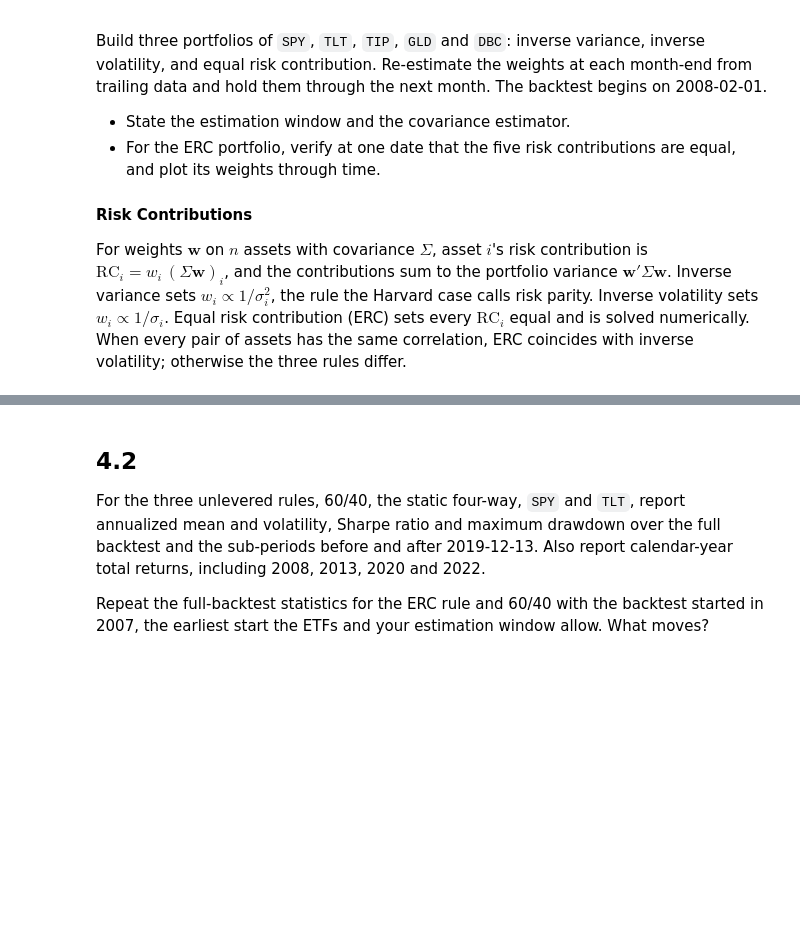
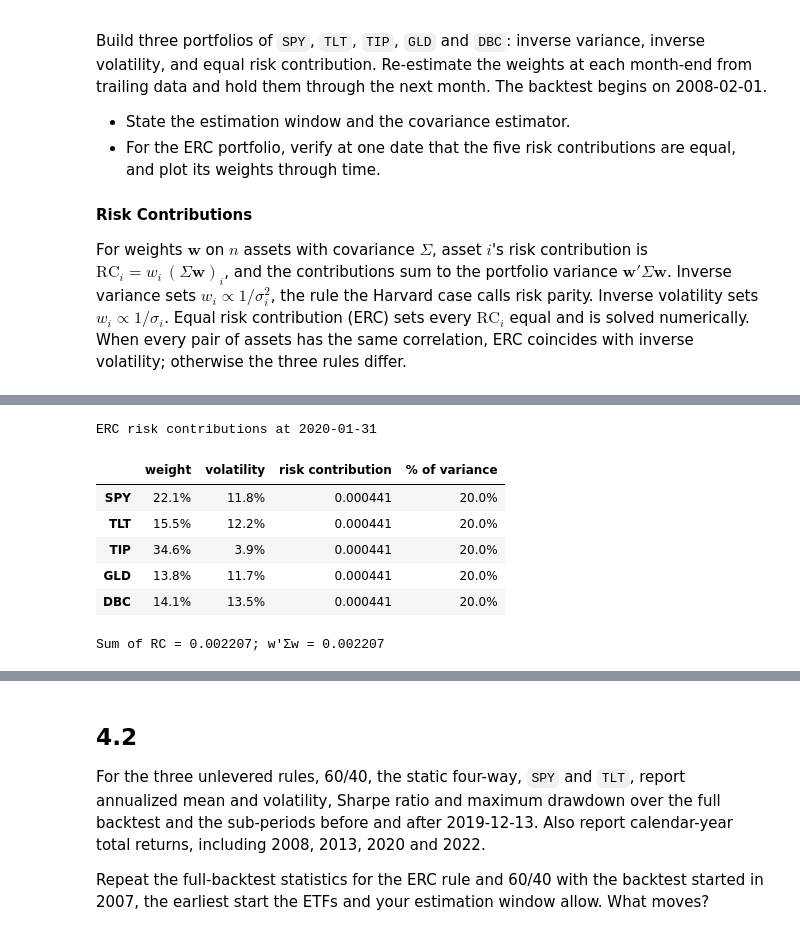
Before and after one commit to hannahkong1/midterm-project, a Jupyter notebook: risk_parity.ipynb, the cells around one changed output, grey strips where cells are left out. Cells and saved outputs as stored; diff of their text form; code cells hidden in the pictures; blank space fills up the shorter version.

```diff
--- a/risk_parity.ipynb
+++ b/risk_parity.ipynb
@@ -276,0 +347,23 @@ For weights $\boldsymbol{w}$ on $n$ assets with covariance $\Sigma$, asset $i$'s
+# %%
+# ERC Check
+
+check_date = pd.Timestamp('2020-01-31')
+cov = estimate_cov(check_date)
+w = weights['ERC'].loc[check_date]
+rc = w * (cov @ w)
+
+display(pd.DataFrame({'weight': w, 'volatility': np.sqrt(np.diag(cov)),
+                      'risk contribution': rc, '% of variance': rc / rc.sum()})
+        .style.format({'weight': '{:.1%}', 'volatility': '{:.1%}',
+                       'risk contribution': '{:.6f}', '% of variance': '{:.1%}'})
+        .set_caption(f'ERC risk contributions at {check_date.date()}'))
+print(f"Sum of RC = {rc.sum():.6f}; w'Σw = {w @ cov @ w:.6f}")
+# %% [output]
+ERC risk contributions at 2020-01-31
+|  | weight | volatility | risk contribution | % of variance |
+| SPY | 22.1% | 11.8% | 0.000441 | 20.0% |
+| TLT | 15.5% | 12.2% | 0.000441 | 20.0% |
+| TIP | 34.6% | 3.9% | 0.000441 | 20.0% |
+| GLD | 13.8% | 11.7% | 0.000441 | 20.0% |
+| DBC | 14.1% | 13.5% | 0.000441 | 20.0% |
+Sum of RC = 0.002207; w'Σw = 0.002207
```
Also changed, not shown: parts of 13 cells of this notebook.
